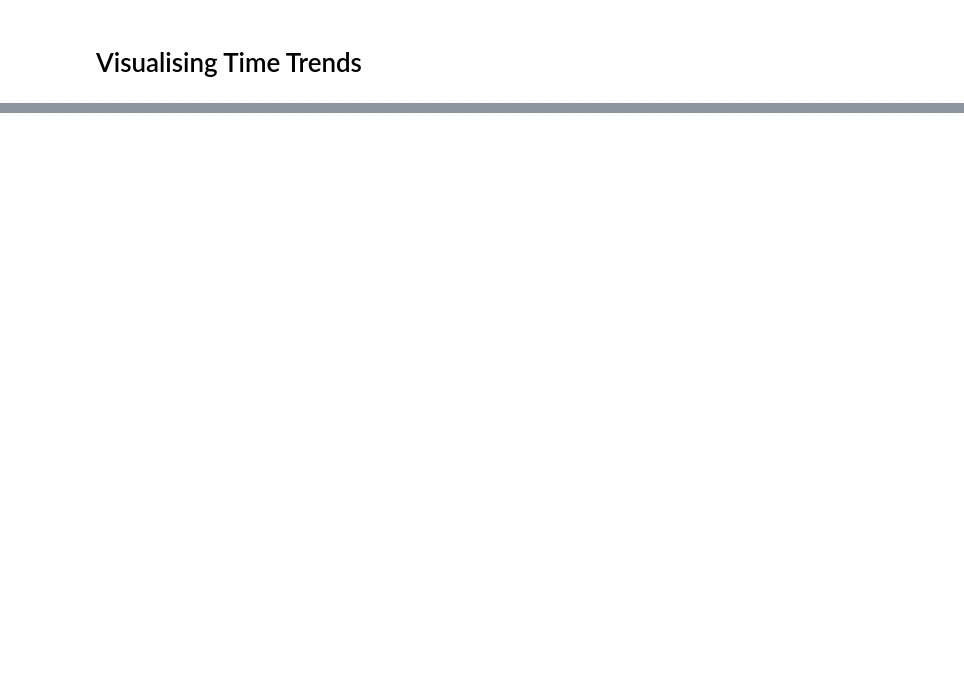
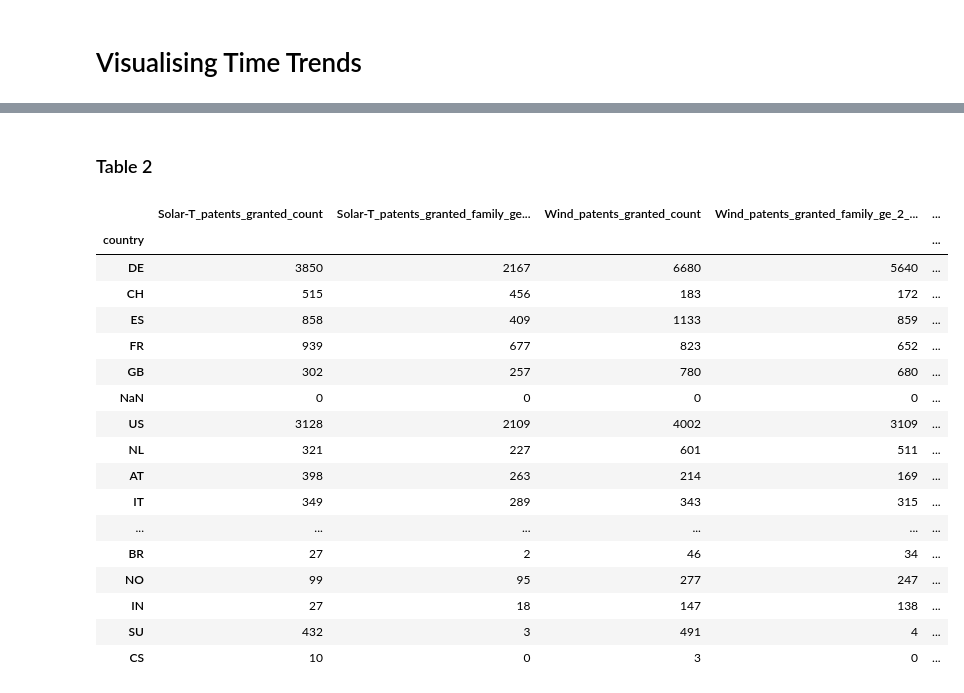
Before and after one commit to Nitasha05/Disasters-and-green-Innovation, a Jupyter notebook: Descriptive Statistics.ipynb, the cells around one changed output, grey strips where cells are left out. Saved outputs shown, nothing was run; the diff lists cells and outputs as text; code cells hidden in the pictures; blank space fills up the shorter version.

```diff
--- a/Descriptive Statistics.ipynb
+++ b/Descriptive Statistics.ipynb
@@ -28,0 +194,58 @@ ValueError: x and y must have same first dimension, but have shapes (4248,) and
+# %% [markdown]
+### Table 2
+# %%
+def describe_green_all_countries(df,prefix):
+    granted_count = []
+    granted_family_ge_2_count = []
+    countries =  pd.unique(df['country'])
+    start_year = 1985
+    end_year = 2018
+    df.drop(df[df['year'] >end_year].index, inplace=True)
+
+    for country in countries:
+        country_ind = (df['country'] == country)
+        granted_count.append(sum(df['granted_count'][country_ind]))
+        granted_family_ge_2_count.append(sum(df['granted_family_ge_2_count'][country_ind]))
+    df_sum = pd.DataFrame.from_records({'country':countries,
+                                        prefix+ '_patents_granted_count':granted_count,
+                                         prefix+ '_patents_granted_family_ge_2_count':granted_family_ge_2_count})
+    return df_sum
+# %%
+Category = ['Solar-T', 'Wind', 'Fusion', 'Fission', 'Nuclear', 'Hydrogen', 'Hydro', 'Waste', 'Store - C','Sequester']#, 'Adapt','Build', 'ICT', 'Geo', 'Ocean', 'PV', 'Thermal-PV', 'Combust', 'Electric', 'Biofuel', 'Store- B', 'Store- T', 'Store- M', 'Other-1', 'Other-3', 'Processing', 'Transport', 'Wastewater', 'SmrtGrds', 'Non-Fossil', 'Enable', 'Other-4', 'Other-5','Other-6']
+df = pd.read_csv('/Volumes/NJ_4TB/PATSAT/MyFiles/'+'Solar-T' + '_panel.csv', skipinitialspace=True, header=0)
+df_table_2 = describe_green_all_countries(df, 'Solar-T')
+for prefix in Category[1:]:
+    df = pd.read_csv('/Volumes/NJ_4TB/PATSAT/MyFiles/'+ prefix + '_panel.csv', skipinitialspace=True, header=0)
+    df_table_2 = df_table_2.merge(describe_green_all_countries(df,prefix), on=['country'], how='outer')
+df_table_2.index = df_table_2.country
+df_table_2.drop(labels='country',axis=1,inplace=True)
+# %%
+Category = ['Solar-T', 'Wind', 'Fusion', 'Fission', 'Hydrogen', 'Store - C','Sequester']#, 'Adapt','Build', 'ICT', 'Geo', 'Ocean', 'PV', 'Thermal-PV', 'Combust', 'Electric', 'Biofuel', 'Store- B', 'Store- T', 'Store- M', 'Other-1', 'Other-3', 'Processing', 'Transport', 'Wastewater', 'SmrtGrds', 'Non-Fossil', 'Enable', 'Other-4', 'Other-5','Other-6']
+df = pd.read_csv('/Volumes/NJ_4TB/PATSAT/MyFiles/'+'Solar-T' + '_panel.csv', skipinitialspace=True, header=0)
+df_table_2 = describe_green_all_countries(df, 'Solar-T')
+for prefix in Category[1:]:
+    df = pd.read_csv('/Volumes/NJ_4TB/PATSAT/MyFiles/'+ prefix + '_panel.csv', skipinitialspace=True, header=0)
+    df_table_2 = df_table_2.merge(describe_green_all_countries(df,prefix), on=['country'], how='inner')
+df_table_2.index = df_table_2.country
+df_table_2.drop(labels='country',axis=1,inplace=True)
+# %%
+(df_table_2)
+# %% [output]
+|  | Solar-T_patents_granted_count | Solar-T_patents_granted_family_ge... | Wind_patents_granted_count | Wind_patents_granted_family_ge_2_... | ... |
+| country |  |  |  |  | ... |
+| DE | 3850 | 2167 | 6680 | 5640 | ... |
+| CH | 515 | 456 | 183 | 172 | ... |
+| ES | 858 | 409 | 1133 | 859 | ... |
+| FR | 939 | 677 | 823 | 652 | ... |
+| GB | 302 | 257 | 780 | 680 | ... |
+| NaN | 0 | 0 | 0 | 0 | ... |
+| US | 3128 | 2109 | 4002 | 3109 | ... |
+| NL | 321 | 227 | 601 | 511 | ... |
+| AT | 398 | 263 | 214 | 169 | ... |
+| IT | 349 | 289 | 343 | 315 | ... |
+| ... | ... | ... | ... | ... | ... |
+| BR | 27 | 2 | 46 | 34 | ... |
+| NO | 99 | 95 | 277 | 247 | ... |
+| IN | 27 | 18 | 147 | 138 | ... |
+| SU | 432 | 3 | 491 | 4 | ... |
+| CS | 10 | 0 | 3 | 0 | ... |
```
Also changed, not shown: parts of 21 cells of this notebook, 6 other files.
